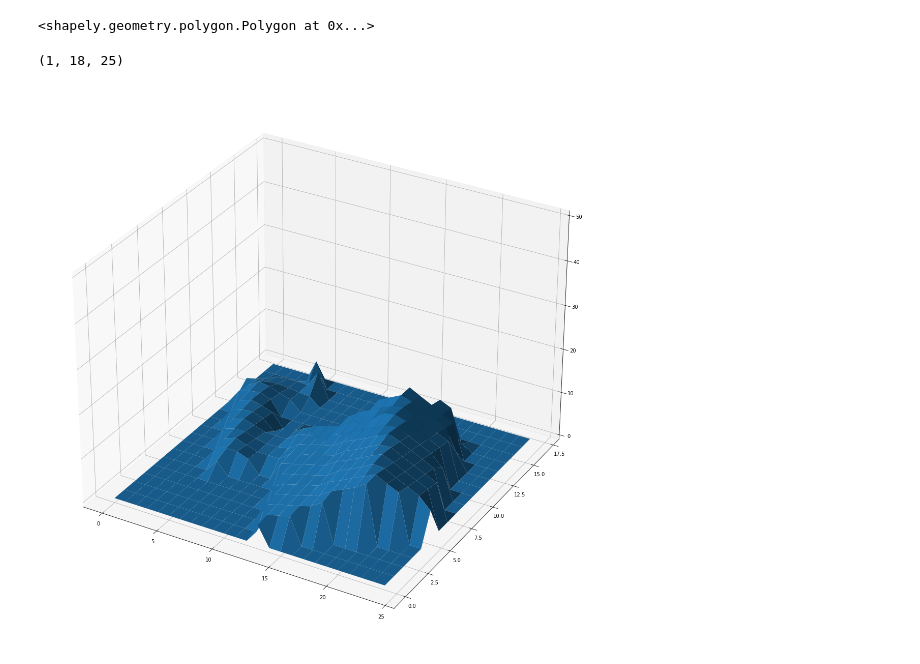
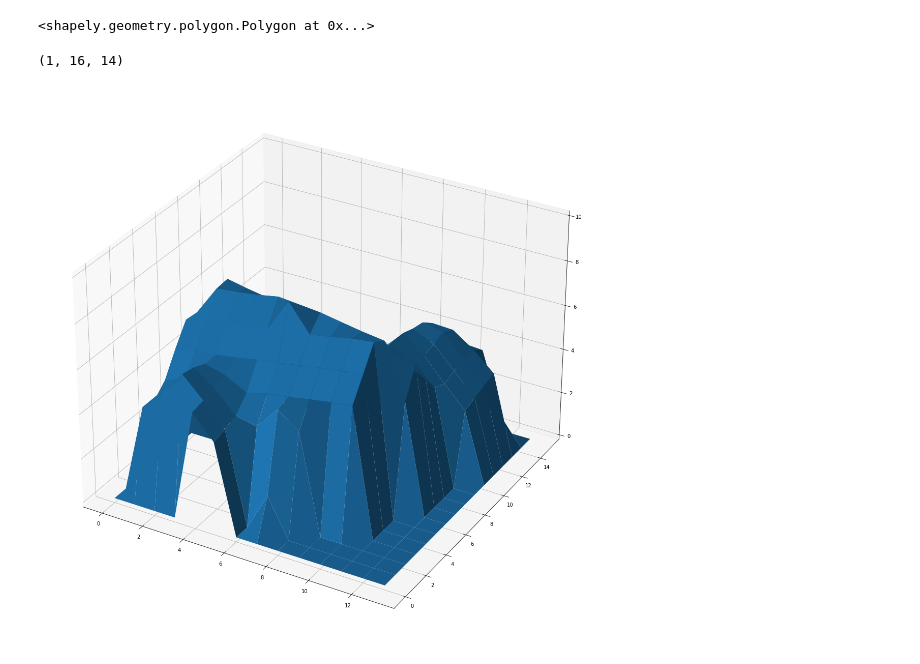
Before and after one commit to agilepydev/3D-House, a Jupyter notebook: 3D-House-Project/Crop building from tiff(one way).ipynb, the cells around one changed output. Drawn from its saved outputs; the diff is of its cells as text; code cells hidden in the pictures.

```diff
--- a/3D-House-Project/Crop building from tiff(one way).ipynb
+++ b/3D-House-Project/Crop building from tiff(one way).ipynb
@@ -13,25 +13,23 @@ from rasterio.mask import mask
 from rasterio.plot import show
 import requests
 # %%
-polygon_points = [[159362.70088172704, 239936.7117844522],
- [159351.41384171695, 239941.70557645336],
- [159347.94644971192, 239934.70359244943],
- [159342.96244971454, 239937.03754445165],
- [159338.10510570556, 239926.8673684448],
- [159341.3973937109, 239925.33898444474],
- [159341.5757617131, 239925.69533644244],
- [159342.15035370737, 239925.4817044437],
- [159343.78683371097, 239924.87306444347],
- [159345.2128817141, 239928.08138444647],
- [159343.59444971383, 239928.81956044585],
- [159343.1514417082, 239929.02167244628],
- [159344.22536171228, 239931.28880844638],
- [159344.5845297128, 239931.10794444755],
- [159346.35835371166, 239930.21488844603],
- [159346.8604977131, 239931.15453644842],
- [159347.06555371732, 239931.53828044608],
- [159358.13678572327, 239926.30180044472],
- [159362.70088172704, 239936.7117844522]]
+polygon_points = [[156267.31502358615, 238841.7716236934],
+ [156267.14926358312, 238842.83581569418],
+ [156261.62452758104, 238841.99485569447],
+ [156263.34574358165, 238830.7386636883],
+ [156267.87694358826, 238831.46563968807],
+ [156268.3200795874, 238828.28023168445],
+ [156269.71374358982, 238827.10359168425],
+ [156273.30676759034, 238827.60343168303],
+ [156274.37230359018, 238828.8659596853],
+ [156273.80519958586, 238832.94199168682],
+ [156273.14894358814, 238832.850791689],
+ [156271.95617558807, 238840.53655169532],
+ [156269.88743958622, 238840.21552769467],
+ [156269.76647958905, 238840.92682369426],
+ [156268.88468758762, 238841.57309569418],
+ [156267.38030358404, 238841.352295693],
+ [156267.31502358615, 238841.7716236934]]
 # %%
 def polygon_objects(polygons):
     polygon_objects = []
@@ -59,16 +57,17 @@ DTM_out_img, out_transform = mask(DTM_img, shape, crop = True)
 image = DSM_out_img-DTM_out_img # this is a chm of the building
 # %%
 image.shape
-#image.shape[1] = y
-#image.shape[2] = x
 # %% [output]
-(1, 18, 25)
+(1, 16, 14)
 # %%
-x, y = np.meshgrid(np.arange(25), np.arange(18))
+y = image.shape[1]
+x = image.shape[2]
+
+x, y = np.meshgrid(np.arange(x), np.arange(y))
 fig = plt.figure(figsize = (20, 20))
 ax = fig.add_subplot(projection="3d")
 ax.plot_surface(x, y, image[0])
-ax.set_zlim(0, 50)
+ax.set_zlim(0, 10)
 plt.show()
 # %% [output]
-[figure, old version]
+[figure, new version]
```
Also changed, not shown: 5 other files.
